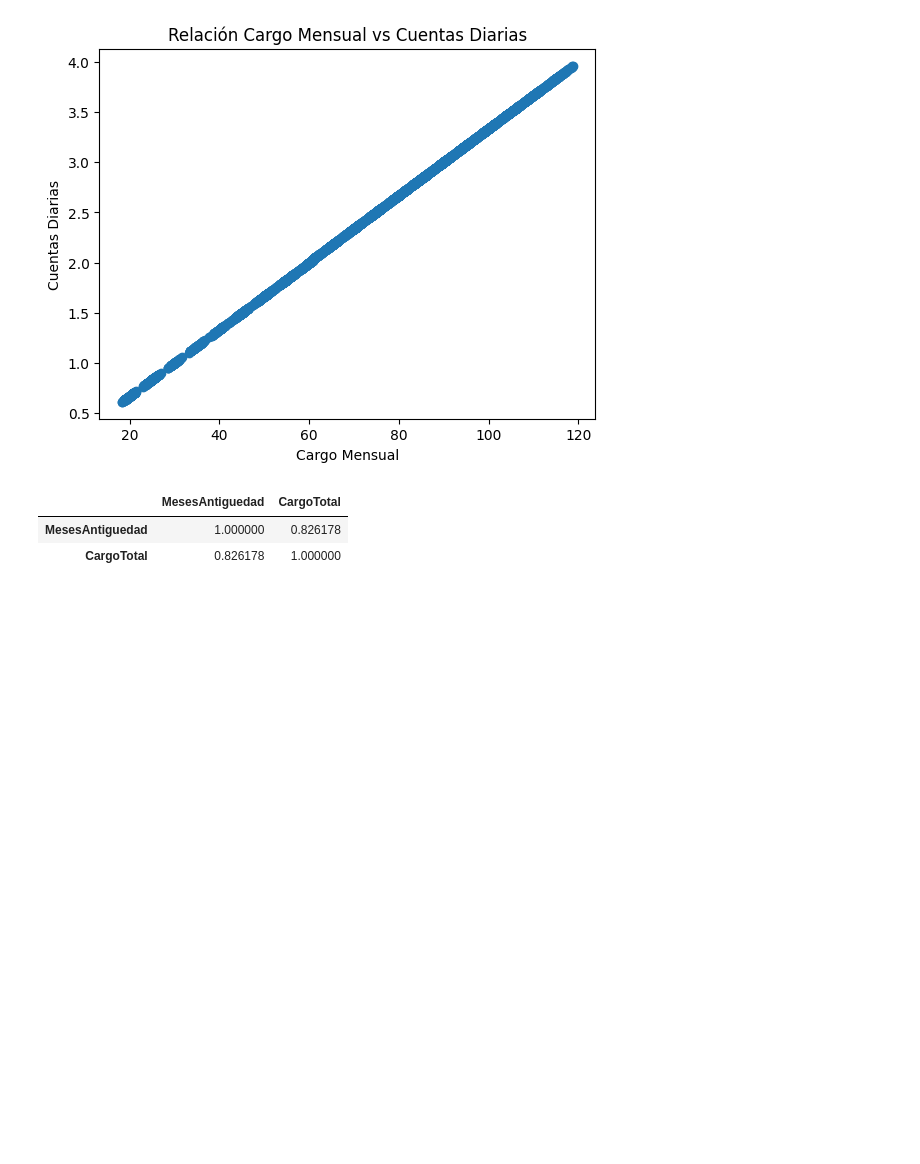
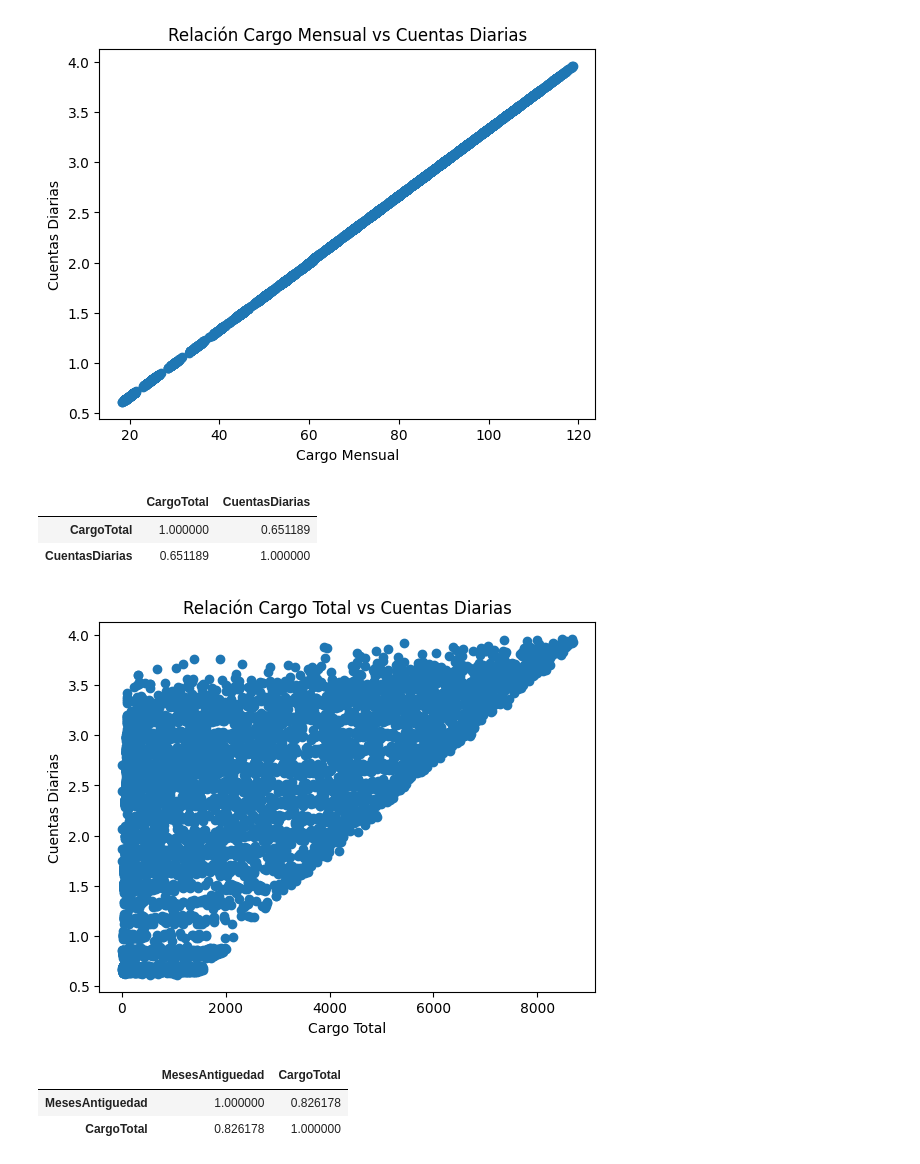
Before and after one commit to DanielRaiicHu/telecom_x_2, a Jupyter notebook: telecom_x_2.ipynb, the cells around one changed output. Cells and saved outputs as stored; diff of their text form; code cells hidden in the pictures; blank space fills up the shorter version.

```diff
--- a/telecom_x_2.ipynb
+++ b/telecom_x_2.ipynb
@@ -356,6 +366,20 @@ plt.ylabel('Cuentas Diarias')
 plt.show()
 # %% [output]
 [figure]
+# %%
+datos_codificados[['CargoTotal', 'CuentasDiarias']].corr()
+# %% [output]
+|  | CargoTotal | CuentasDiarias |
+| CargoTotal | 1.000000 | 0.651189 |
+| CuentasDiarias | 0.651189 | 1.000000 |
+# %%
+plt.scatter(datos_codificados['CargoTotal'],datos_codificados['CuentasDiarias']) #ejes x,y
+plt.title('Relación Cargo Total vs Cuentas Diarias')
+plt.xlabel('Cargo Total')
+plt.ylabel('Cuentas Diarias')
+plt.show()
+# %% [output]
+[figure, added]
 # %%
 datos_codificados[['MesesAntiguedad', 'CargoTotal']].corr()
 # %% [output]
```
Also changed, not shown: parts of 3 cells of this notebook.
